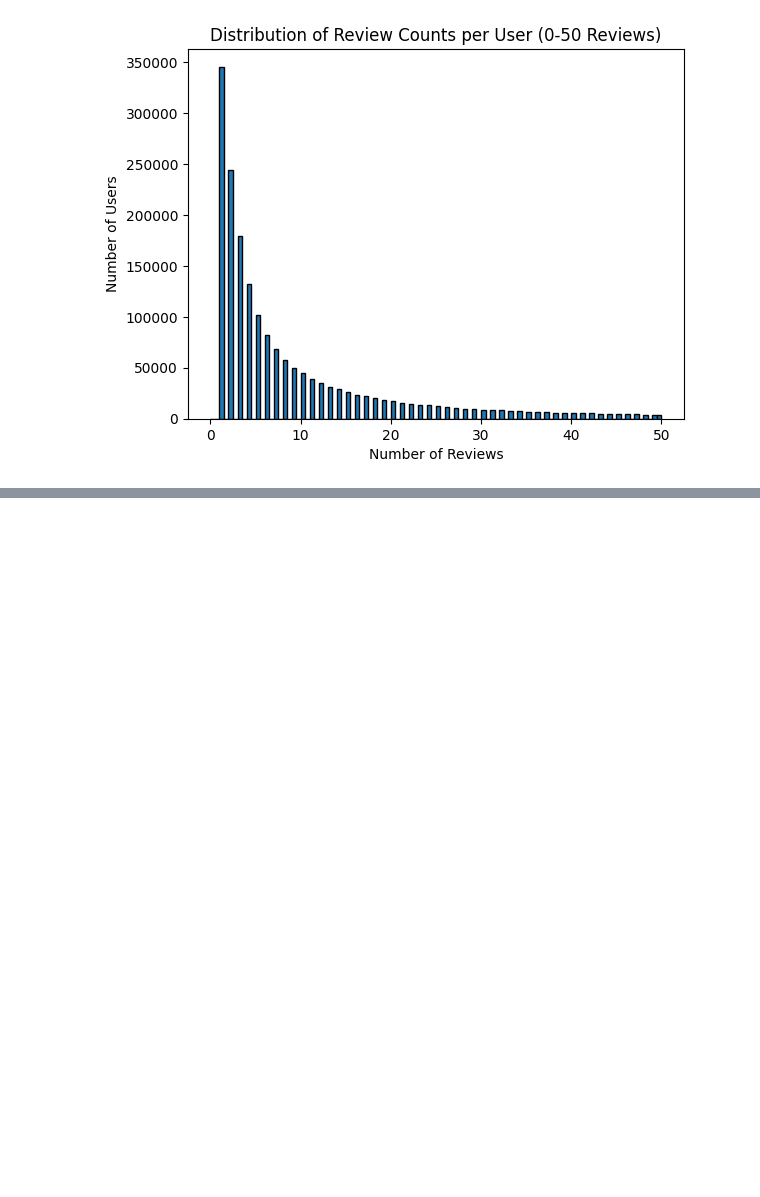
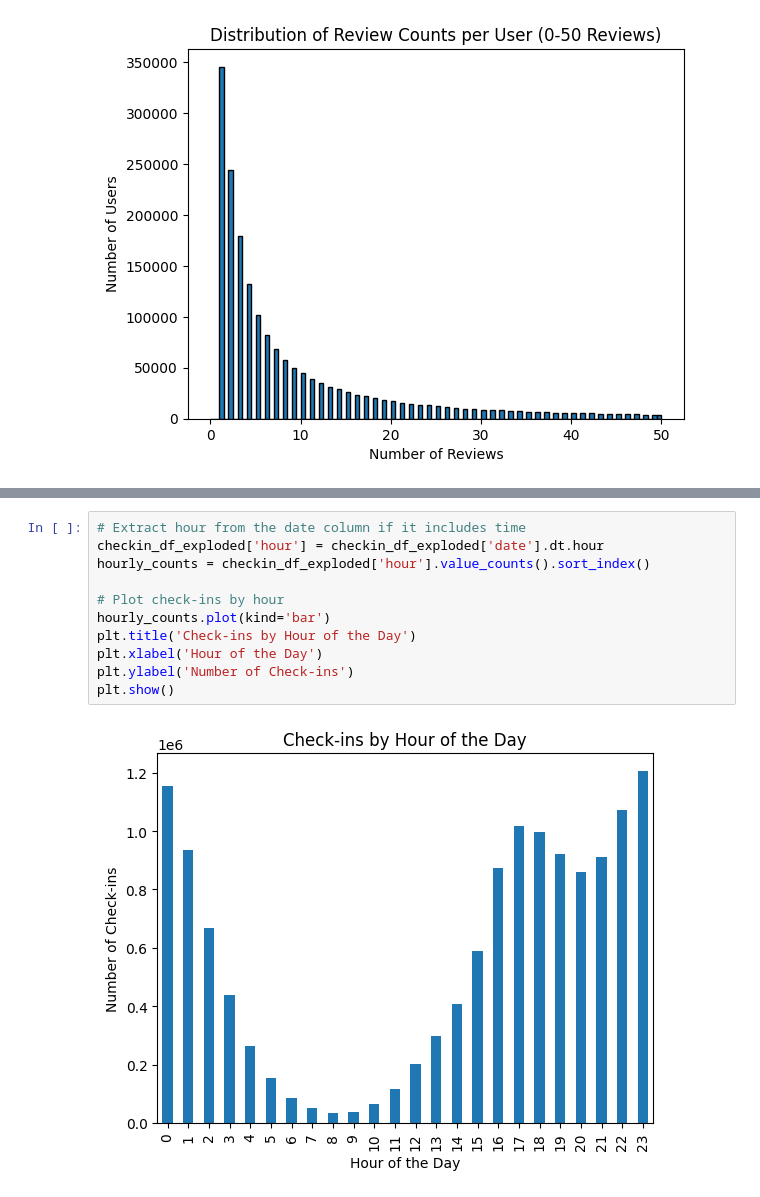
Before and after one commit to Arnav710/yelp_recommender_system, a Jupyter notebook: Melvyn/EDA.ipynb, the cells around one changed output, grey strips where cells are left out. Drawn from its saved outputs; the diff is of its cells as text; blank space fills up the shorter version.

```diff
--- a/Melvyn/EDA.ipynb
+++ b/Melvyn/EDA.ipynb
@@ -147,0 +230,13 @@ plt.show()
+# %%
+# Extract hour from the date column if it includes time
+checkin_df_exploded['hour'] = checkin_df_exploded['date'].dt.hour
+hourly_counts = checkin_df_exploded['hour'].value_counts().sort_index()
+
+# Plot check-ins by hour
+hourly_counts.plot(kind='bar')
+plt.title('Check-ins by Hour of the Day')
+plt.xlabel('Hour of the Day')
+plt.ylabel('Number of Check-ins')
+plt.show()
+# %% [output]
+[figure, added]
```
Also changed, not shown: parts of 4 cells of this notebook.
